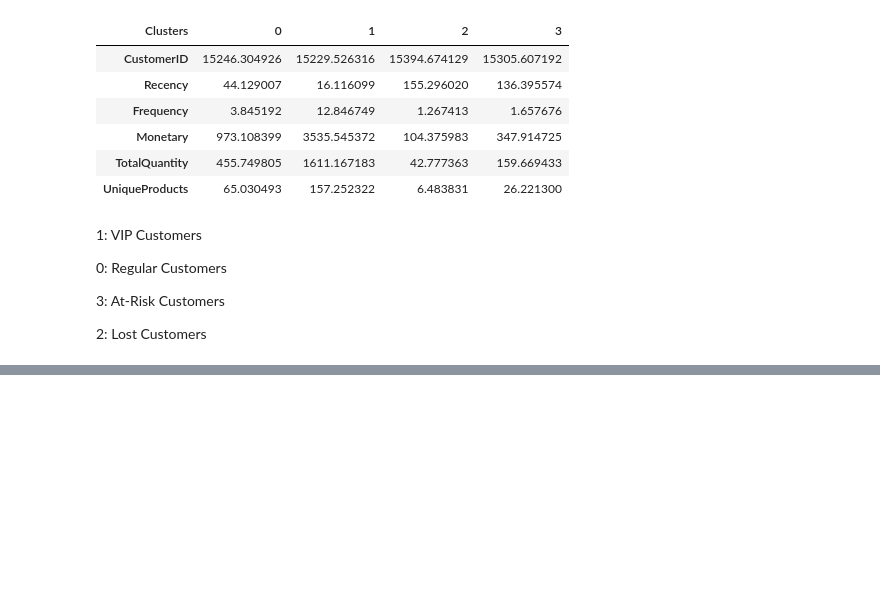
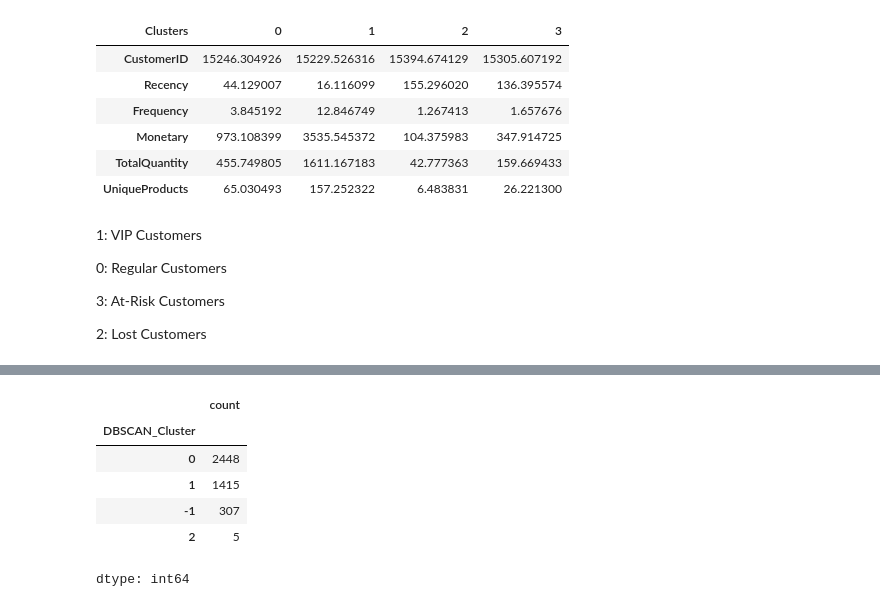
Before and after one commit to Jashan-jj/RFM-model-based-customer-segmentation, a Jupyter notebook: notebook/Customer_segmentation.ipynb, the cells around one changed output, grey strips where cells are left out. Cells and saved outputs as stored; diff of their text form; code cells hidden in the pictures; blank space fills up the shorter version.

```diff
--- a/notebook/Customer_segmentation.ipynb
+++ b/notebook/Customer_segmentation.ipynb
@@ -829,0 +867,10 @@ customer_df.groupby("Clusters").mean().T
+# %%
+customer_df["DBSCAN_Cluster"].value_counts()
+# %% [output]
+|  | count |
+| DBSCAN_Cluster |  |
+| 0 | 2448 |
+| 1 | 1415 |
+| -1 | 307 |
+| 2 | 5 |
+dtype: int64
```
Also changed, not shown: parts of 9 cells of this notebook.
